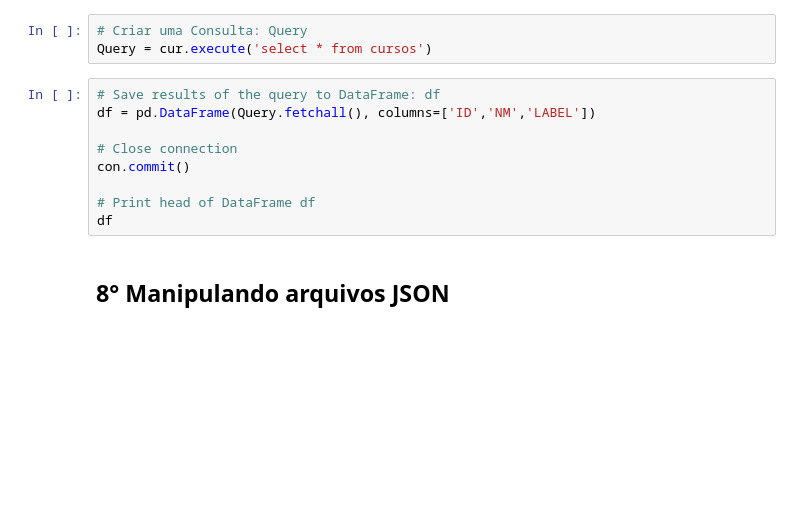
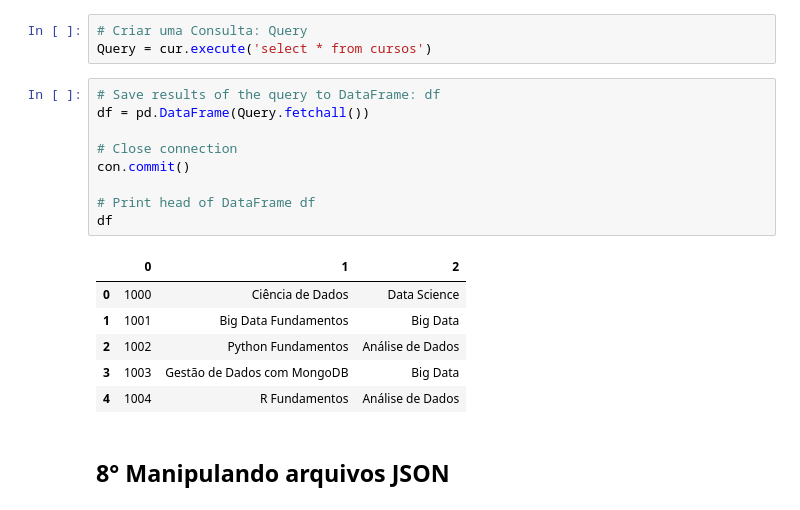
Before and after one commit to renatamontanhana/Machine_Learning_Algoritmo_Naive_Bayes_CDPRO, a Jupyter notebook: M4_Manipulando_Arquivos_Diversos.ipynb, the cells around one changed output. Cells and saved outputs as stored; diff of their text form; blank space fills up the shorter version.

```diff
--- a/M4_Manipulando_Arquivos_Diversos.ipynb
+++ b/M4_Manipulando_Arquivos_Diversos.ipynb
@@ -118,13 +140,20 @@ cur = con.cursor()
 Query = cur.execute('select * from cursos')
 # %%
 # Save results of the query to DataFrame: df
-df = pd.DataFrame(Query.fetchall(), columns=['ID','NM','LABEL'])
+df = pd.DataFrame(Query.fetchall())
 
 # Close connection
 con.commit()
 
 # Print head of DataFrame df
 df
+# %% [output]
+|  | 0 | 1 | 2 |
+| 0 | 1000 | Ciência de Dados | Data Science |
+| 1 | 1001 | Big Data Fundamentos | Big Data |
+| 2 | 1002 | Python Fundamentos | Análise de Dados |
+| 3 | 1003 | Gestão de Dados com MongoDB | Big Data |
+| 4 | 1004 | R Fundamentos | Análise de Dados |
 # %% [markdown]
 ## 8° Manipulando arquivos JSON
 # %%
```
Also changed, not shown: parts of 4 cells of this notebook.
